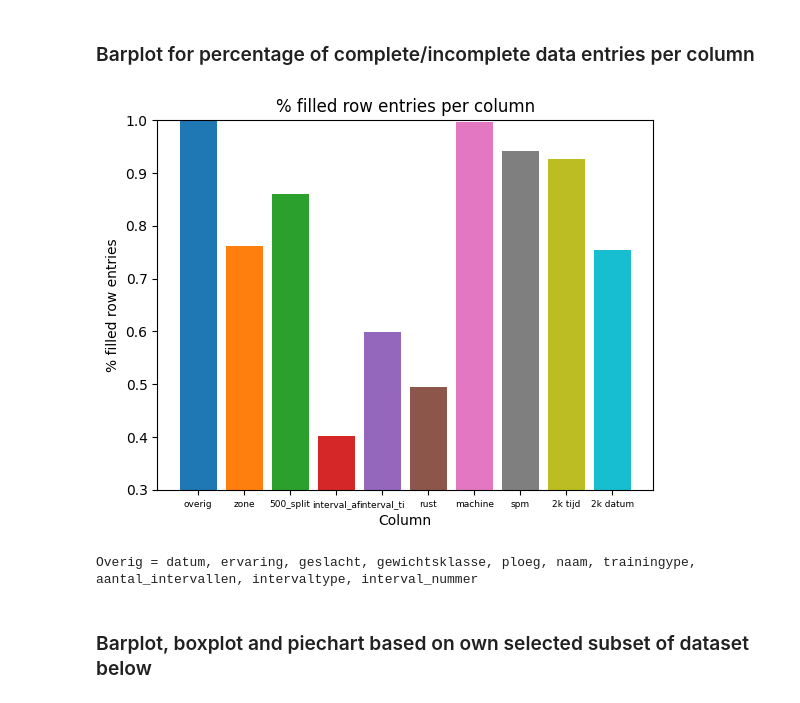
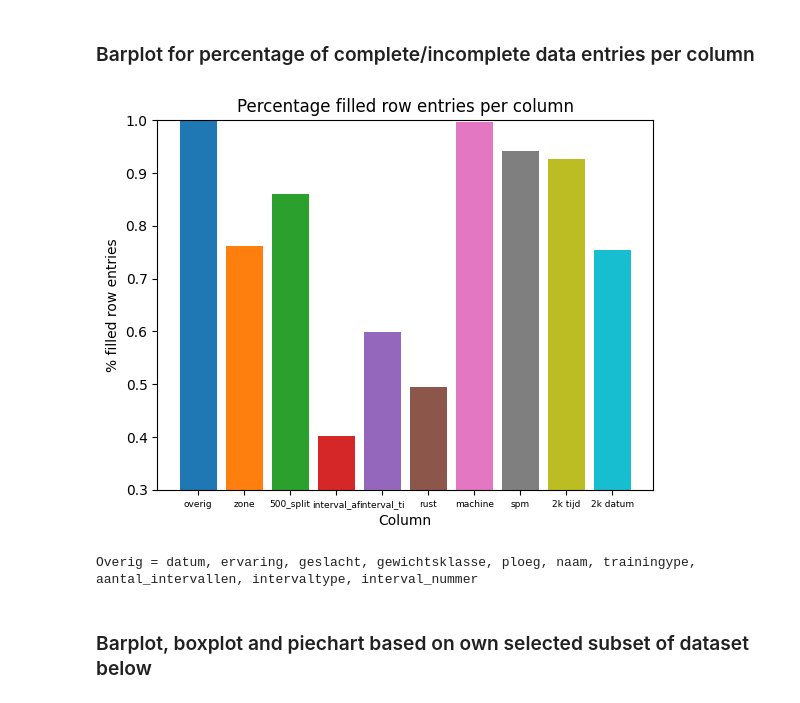
Before and after one commit to wgrumgfk/leren_en_beslissen_2024_week2, a Jupyter notebook: week1_jan_plots.ipynb, the cells around one changed output. Drawn from its saved outputs; the diff is of its cells as text; code cells hidden in the pictures.

```diff
--- a/week1_jan_plots.ipynb
+++ b/week1_jan_plots.ipynb
@@ -108,25 +107,25 @@ print(non_empty_df)
 # %%
 # TO DO plot distribution of filled entries for every feature of the dataset.
 plt.bar('overig', len(seperated_df['datum']['filled'])/len(non_empty_df))
 
 for col in col_names:
     # All these columns are fully filled in in the dataset.
     if col not in ['datum', 'ervaring', 'geslacht', 'gewichtsklasse',
                   'ploeg', 'naam', 'trainingype', 'aantal_intervallen',
                   'intervaltype', 'interval_nummer']:
         plt.bar(str(col)[:11], len(seperated_df[col]['filled'])/len(non_empty_df))
 
-plt.title("% filled row entries per column")
+plt.title("Percentage filled row entries per column")
 plt.xlabel("Column")
 plt.yticks([0.3,0.4,0.5,0.6,0.7,0.8,0.9,1])
 plt.xticks(fontsize = 6.5)
 plt.ylim(0.3, 1)
 plt.ylabel("% filled row entries")
 plt.show()
 
 print('Overig = datum, ervaring, geslacht, gewichtsklasse, ploeg, naam, trainingype, aantal_intervallen, intervaltype, interval_nummer' )
 # %% [output]
-[figure, old version]
+[figure, new version]
 Overig = datum, ervaring, geslacht, gewichtsklasse, ploeg, naam, trainingype, aantal_intervallen, intervaltype, interval_nummer
 # %% [markdown]
 ### Barplot, boxplot and piechart based on own selected subset of dataset below
```
Also changed, not shown: parts of 1 cell of this notebook, 2 other files.
